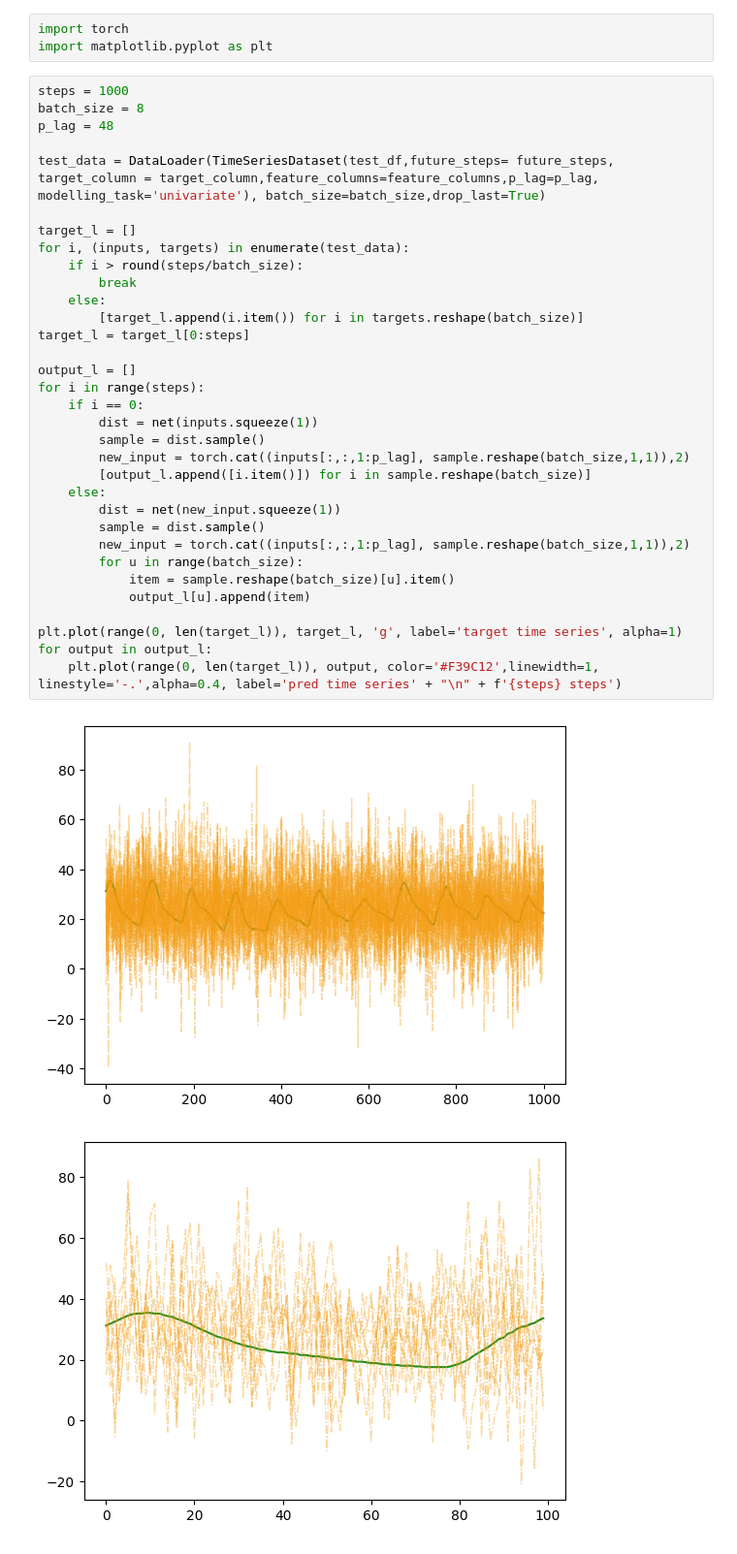
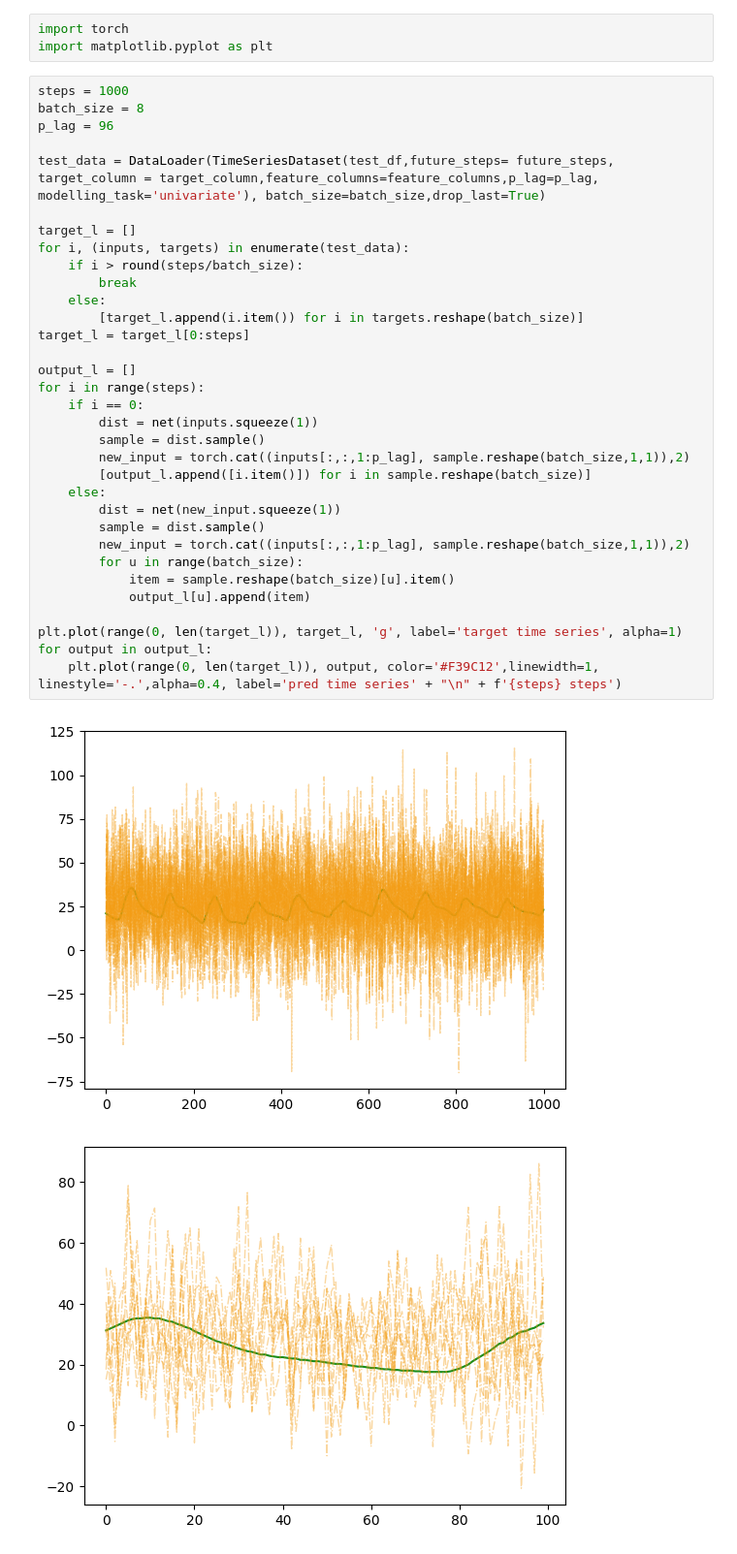
Before and after one commit to nickhanabah/time_series_experiment, a Jupyter notebook: experimentsETTm2.ipynb, the cells around one changed output. Shown at 97% size. Cells and saved outputs as stored; diff of their text form.

```diff
--- a/experimentsETTm2.ipynb
+++ b/experimentsETTm2.ipynb
@@ -69,38 +79,38 @@ import matplotlib.pyplot as plt
 # %%
 steps = 1000
 batch_size = 8
-p_lag = 48
+p_lag = 96
 
 test_data = DataLoader(TimeSeriesDataset(test_df,future_steps= future_steps, target_column = target_column,feature_columns=feature_columns,p_lag=p_lag, modelling_task='univariate'), batch_size=batch_size,drop_last=True)
 
 target_l = []
 for i, (inputs, targets) in enumerate(test_data):
     if i > round(steps/batch_size):
         break
     else:
         [target_l.append(i.item()) for i in targets.reshape(batch_size)]
 target_l = target_l[0:steps]
 
 output_l = []
 for i in range(steps):
     if i == 0:
         dist = net(inputs.squeeze(1))
         sample = dist.sample()
         new_input = torch.cat((inputs[:,:,1:p_lag], sample.reshape(batch_size,1,1)),2)
         [output_l.append([i.item()]) for i in sample.reshape(batch_size)]
     else:
         dist = net(new_input.squeeze(1))
         sample = dist.sample()
         new_input = torch.cat((inputs[:,:,1:p_lag], sample.reshape(batch_size,1,1)),2)
         for u in range(batch_size):
             item = sample.reshape(batch_size)[u].item()
             output_l[u].append(item)
 
 plt.plot(range(0, len(target_l)), target_l, 'g', label='target time series', alpha=1)
 for output in output_l:
     plt.plot(range(0, len(target_l)), output, color='#F39C12',linewidth=1, linestyle='-.',alpha=0.4, label='pred time series' + "\n" + f'{steps} steps')
 # %% [output]
-[figure, old version]
+[figure, new version]
 # %%
 # %% [output]
 [figure]
```
Also changed, not shown: parts of 1 cell of this notebook, 1 other file.
